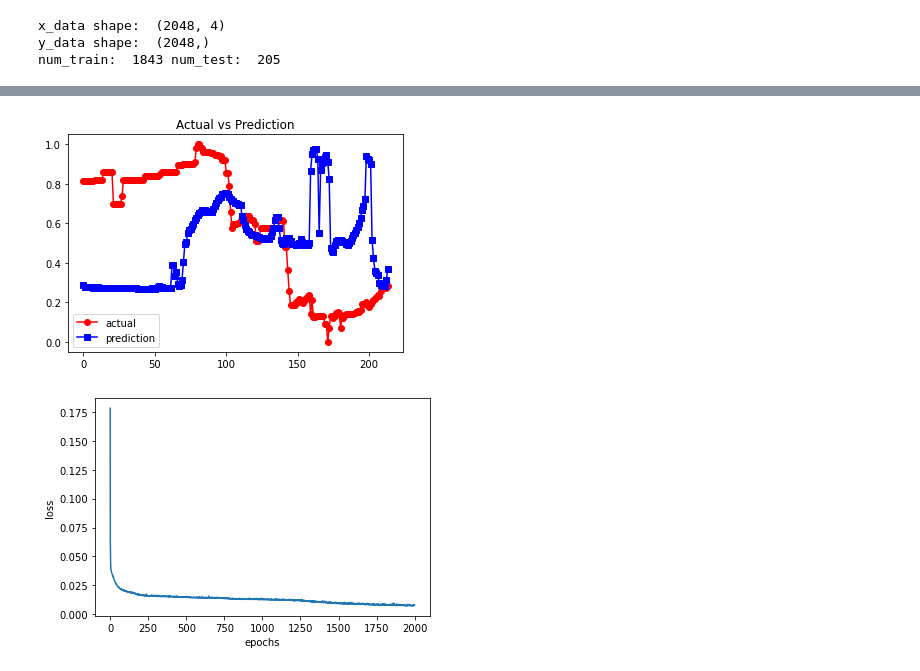
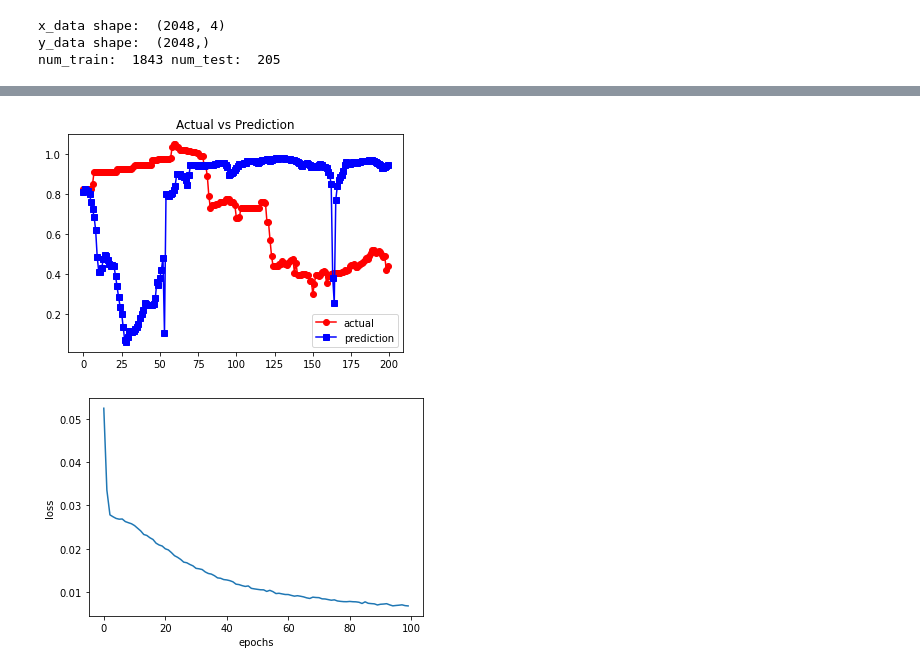
Before and after one commit to 2020-SKKU-S-HERO/mobius_adaptation, a Jupyter notebook: database/price_pred_model_lstm_ver1.1.ipynb, the cells around one changed output, grey strips where cells are left out. Drawn from its saved outputs; the diff is of its cells as text; code cells hidden in the pictures.

Commit message:
model fixing

```diff
--- a/database/price_pred_model_lstm_ver1.1.ipynb
+++ b/database/price_pred_model_lstm_ver1.1.ipynb
@@ -212,3 +203,10 @@ def batch_generator(batch_size, sequence_length) :
+# %%
+def make_3D(feature, label, window_size):
+    dataX, dataY = [], []
+    for i in range(len(feature)-window_size):
+        dataX.append((feature[i:i+window_size]))
+        dataY.append((label[i+window_size]))
+    return (np.array(dataX), np.array(dataY))
 # %%
 # Get batch data from database
 wti, kau = data_from_csv()
@@ -234,13 +232,14 @@ y_scaler = MinMaxScaler()
 y_train_scaled = y_scaler.fit_transform(y_train)
 y_test_scaled = y_scaler.transform(y_test)
 
-# Get Batch
-batch_size = 256
-sequence_length = 30
-generator = batch_generator(batch_size=batch_size,sequence_length=sequence_length)
-x_batch, y_batch = next(generator)
-print(x_batch.shape)
-print(y_batch.shape)
+# Get 3D data
+window_size = 5
+x_train_batch, y_train_batch = make_3D(x_train_scaled,y_train_scaled,window_size)
+x_test_batch, y_test_batch = make_3D(x_test_scaled,y_test_scaled,window_size)
+print(x_train_batch.shape)
+print(y_train_batch.shape)
+print(x_test_batch.shape)
+print(y_test_batch.shape)
 
 # Get Validation Data
 #validation_data = (np.expand_dims(x_test_scaled, axis=0),np.expand_dims(y_test_scaled, axis=0))
@@ -250,13 +251,13 @@ print(y_batch.shape)
 # %%
 from tensorflow import keras
 from tensorflow.python.keras.models import Sequential
-from tensorflow.python.keras.layers import Input, Dense, GRU, Embedding
+from tensorflow.python.keras.layers import Input, Dense, GRU,LSTM, Embedding
 from tensorflow.python.keras.optimizers import RMSprop
 #from tensorflow.python.keras.callbacks import EarlyStopping, ModelCheckpoint, TensorBoard, ReduceLROnPlateau
 
 def build_LSTM_model():
     model = Sequential()
-    model.add(GRU(units=64,return_sequences=True,input_shape=(None, 4,)))
+    model.add(LSTM(32,input_shape=(None, 4,)))
     model.add(Dense(1, activation='sigmoid'))
     optimizer = RMSprop(lr=1e-3)
     model.compile(loss='mse', optimizer=optimizer)
@@ -294,0 +266,4 @@ ValueError: Error when checking input: expected gru_3_input to have 3 dimensions
+# %%
+model = build_LSTM_model()
+history = model.fit(x_train_batch, y_train_batch, epochs=100, batch_size=30,verbose=1)
+y_pred = model.predict(x_test_batch)
@@ -295,22 +288,22 @@ ValueError: Error when checking input: expected gru_3_input to have 3 dimensions
 # %%
 import matplotlib.pyplot as plt
 def draw_compare_graph(actual, predict):
     plt.title('Actual vs Prediction')
     plt.plot(actual, 'ro-', label='actual')
     plt.plot(predict, 'bs-', label='prediction')
     plt.legend()
     plt.show()
 
 def draw_loss_graph(history):
     plt.plot(history.history['loss'])
     plt.ylabel('loss')
     plt.xlabel('epochs')
     plt.show()
 
-draw_compare_graph(window_validate_label,predict_value)
+draw_compare_graph(y_test_batch,y_pred)
 # %% [output]
-[figure, old version]
+[figure, new version]
 # %%
 draw_loss_graph(history)
 # %% [output]
-[figure, old version]
+[figure, new version]
```
Also changed, not shown: parts of 5 cells of this notebook.
